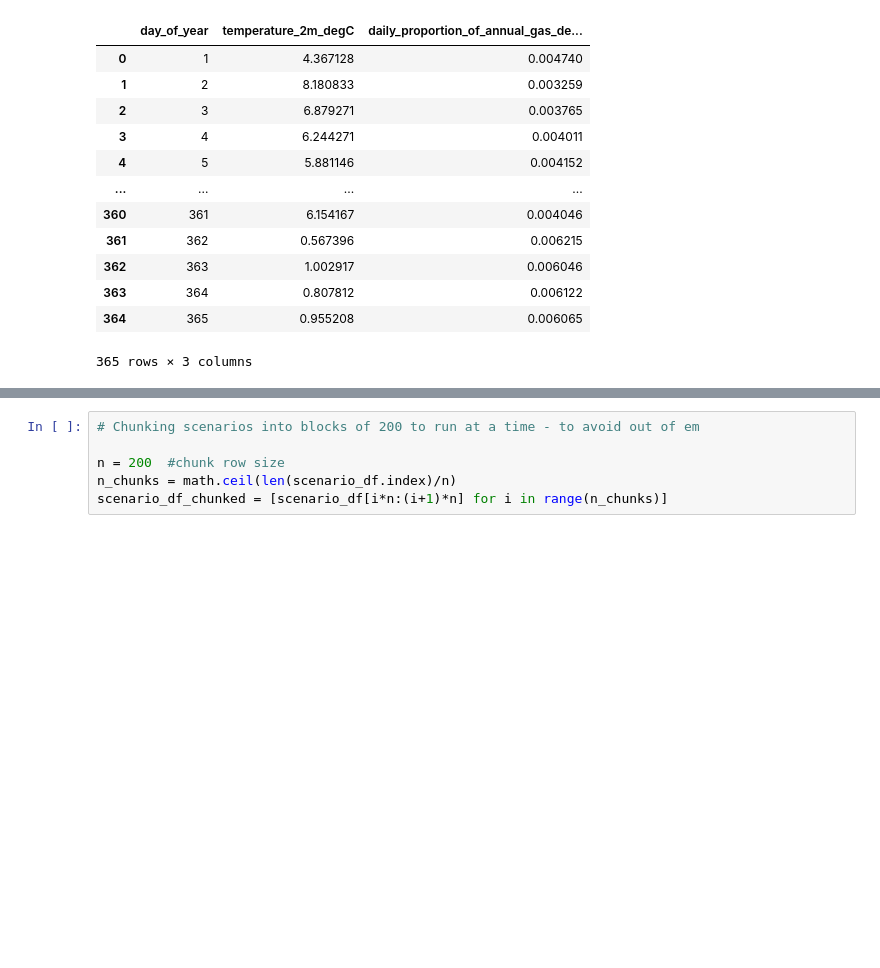
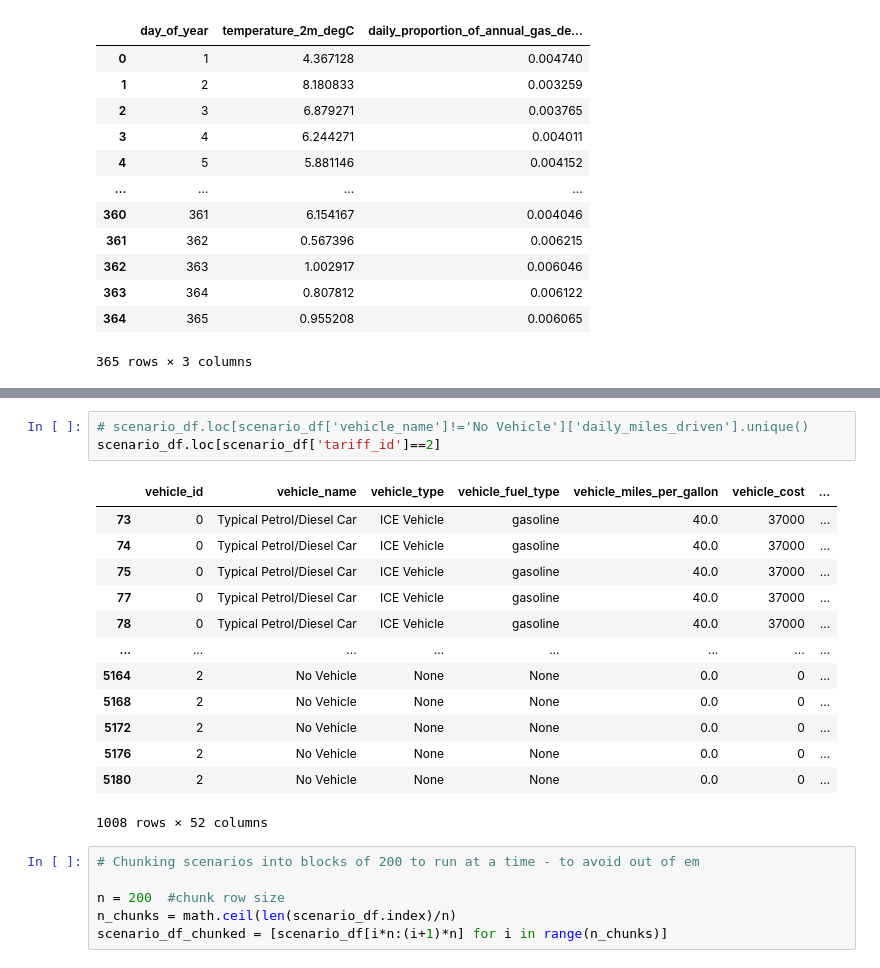
Before and after one commit to bluedotthinking/domestic-energy-bill-reduction-app, a Jupyter notebook: scenario_simulation.ipynb, the cells around one changed output, grey strips where cells are left out. Cells and saved outputs as stored; diff of their text form; blank space fills up the shorter version.

```diff
--- a/scenario_simulation.ipynb
+++ b/scenario_simulation.ipynb
@@ -436,3 +447,20 @@ Name: 0, dtype: object
+# %%
+# scenario_df.loc[scenario_df['vehicle_name']!='No Vehicle']['daily_miles_driven'].unique()
+scenario_df.loc[scenario_df['tariff_id']==2]
+# %% [output]
+|  | vehicle_id | vehicle_name | vehicle_type | vehicle_fuel_type | vehicle_miles_per_gallon | vehicle_cost | ... |
+| 73 | 0 | Typical Petrol/Diesel Car | ICE Vehicle | gasoline | 40.0 | 37000 | ... |
+| 74 | 0 | Typical Petrol/Diesel Car | ICE Vehicle | gasoline | 40.0 | 37000 | ... |
+| 75 | 0 | Typical Petrol/Diesel Car | ICE Vehicle | gasoline | 40.0 | 37000 | ... |
+| 77 | 0 | Typical Petrol/Diesel Car | ICE Vehicle | gasoline | 40.0 | 37000 | ... |
+| 78 | 0 | Typical Petrol/Diesel Car | ICE Vehicle | gasoline | 40.0 | 37000 | ... |
+| ... | ... | ... | ... | ... | ... | ... | ... |
+| 5164 | 2 | No Vehicle | None | None | 0.0 | 0 | ... |
+| 5168 | 2 | No Vehicle | None | None | 0.0 | 0 | ... |
+| 5172 | 2 | No Vehicle | None | None | 0.0 | 0 | ... |
+| 5176 | 2 | No Vehicle | None | None | 0.0 | 0 | ... |
+| 5180 | 2 | No Vehicle | None | None | 0.0 | 0 | ... |
+1008 rows × 52 columns
 # %%
 # Chunking scenarios into blocks of 200 to run at a time - to avoid out of em
 
```
Also changed, not shown: parts of 11 cells of this notebook, 5 other files.
